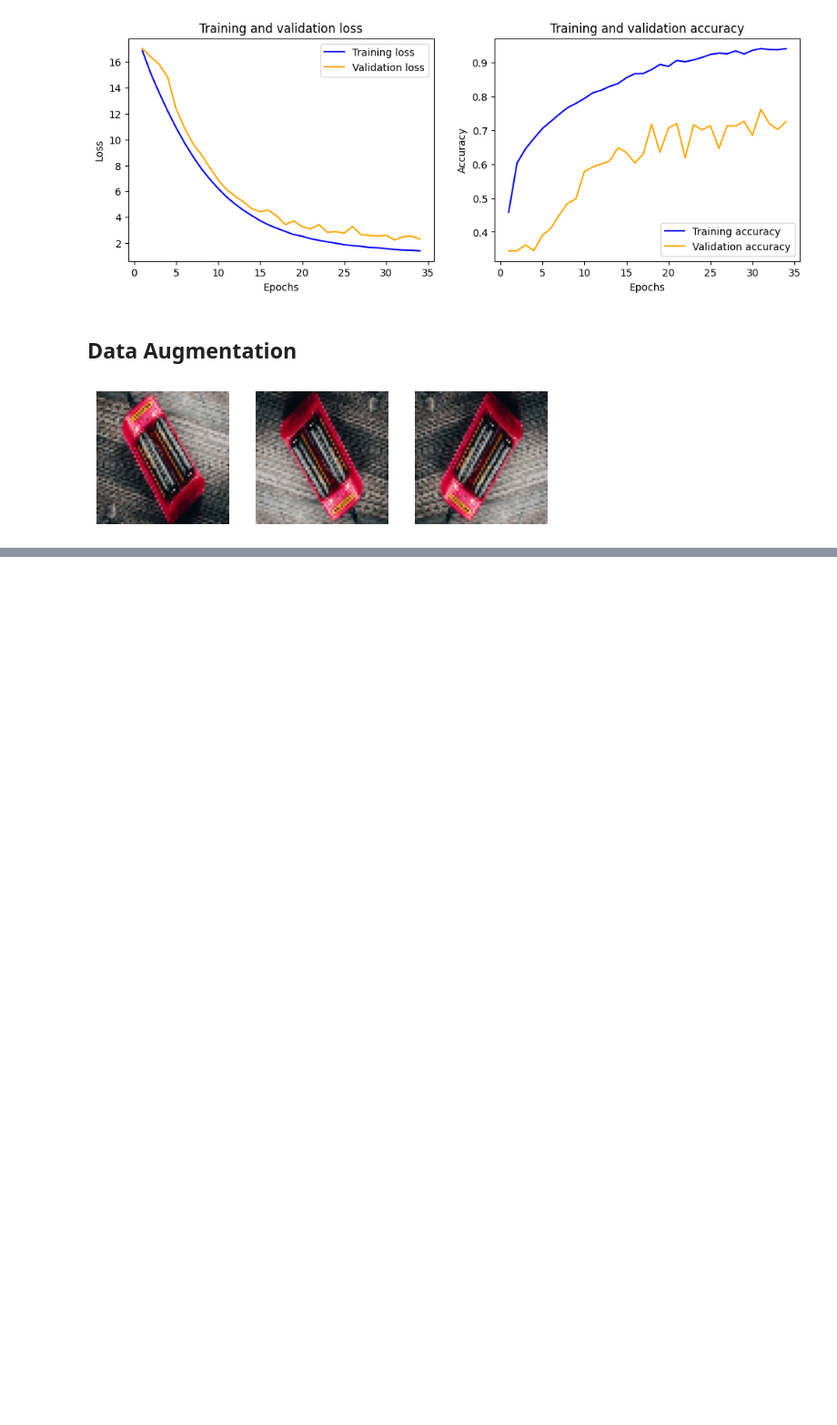
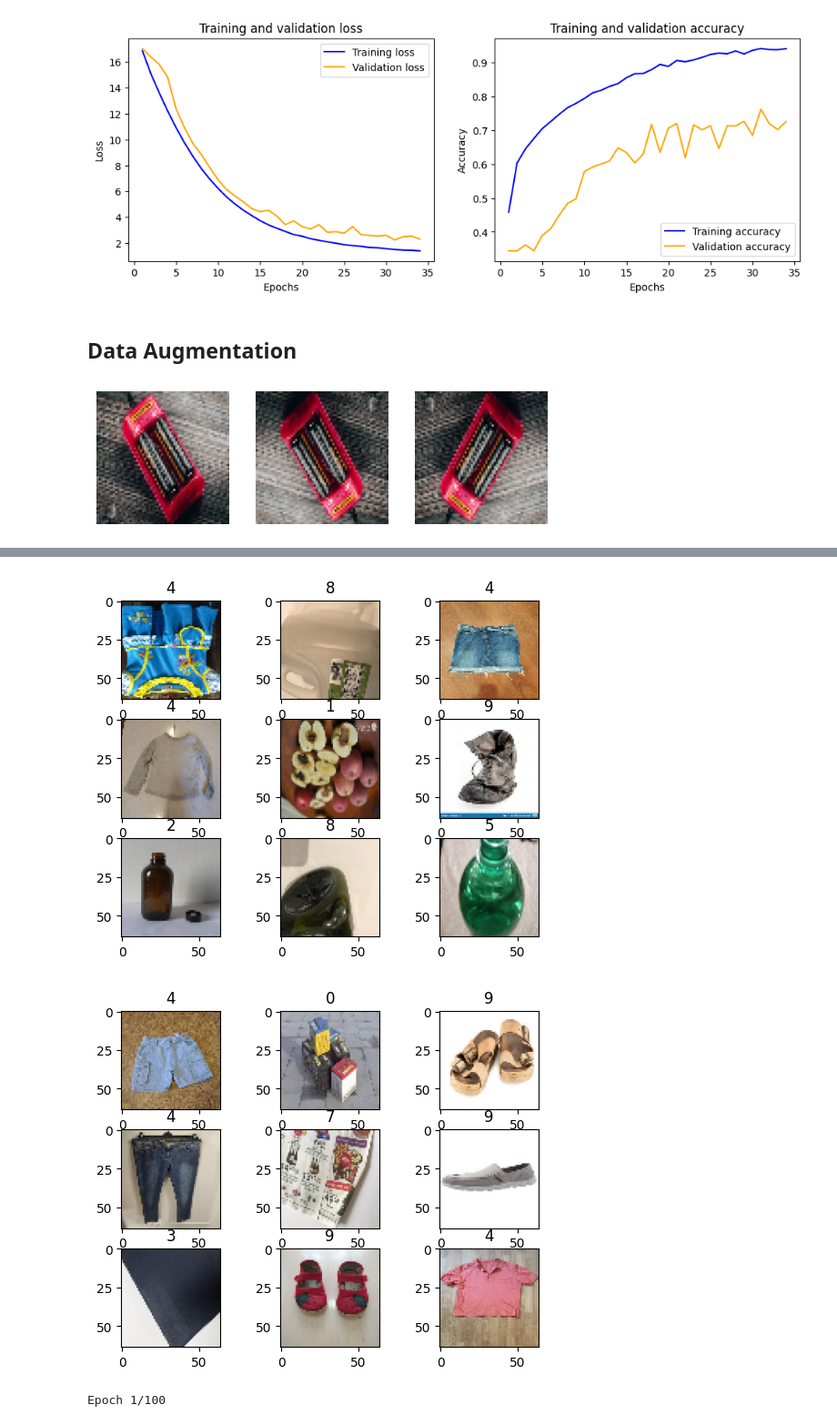
Before and after one commit to Pepi10/CNN_Project, a Jupyter notebook: tensor_garbage.ipynb, the cells around one changed output, grey strips where cells are left out. Shown at 91% size. Drawn from its saved outputs; the diff is of its cells as text; code cells hidden in the pictures; blank space fills up the shorter version.

```diff
--- a/tensor_garbage.ipynb
+++ b/tensor_garbage.ipynb
@@ -300,7 +300,7 @@ def load_lmg(img_path_list, img_list):
             train = cv.resize(train, (64, 64))
             train = cv.cvtColor(train, cv.COLOR_BGR2RGB)
             ### / 255.0 normalization
-            train_img.append([np.array(train) / 255.0, np.array(label)])
+            train_img.append([np.array(train[:, ::-1]) / 255.0, np.array(label)])
 
     for path_num in range(len(img_path_list)):
         for img_num in range(0, int(len(img_list[path_num]) * 0.8)): ### split 0.8 ###
@@ -311,7 +311,7 @@ def load_lmg(img_path_list, img_list):
             train = cv.resize(train, (64, 64))
             train = cv.cvtColor(train, cv.COLOR_BGR2RGB)
             ### / 255.0 normalization
-            train_img.append([np.array(train) / 255.0, np.array(label)])
+            train_img.append([np.array(train[::-1,::-1]) / 255.0, np.array(label)])
 
 
     for path_num in range(len(img_path_list)):
@@ -349,20 +355,89 @@ print(f"=============\nDataset\n=============\ntrain: {len(train_img)}\ntest: {l
 # %%
 import random
-ran_num = random.sample(range(1, 12409), 9)
+ran_num = random.sample(range(1, 37227), 9)
 ran_num_test = random.sample(range(1, 3094), 9)
 
 i = 0
 for _ in ran_num:
     i += 1
     plt.subplot(3, 3, i)
     plt.imshow(train_img[_][0])
     plt.title(train_img[_][1])
 plt.show()
 
 i = 0
 for _ in ran_num_test:
     i += 1
     plt.subplot(3, 3, i)
     plt.imshow(test_img[_][0])
     plt.title(test_img[_][1])
 plt.show()
+# %% [output]
+[figure, added]
+[figure, added]
+# %%
+train_images = np.array([item[0] for item in train_img])
+train_labels = np.array([item[1] for item in train_img])
+test_images = np.array([item[0] for item in test_img])
+test_labels = np.array([item[1] for item in test_img])
+
+train_dataset = tf.data.Dataset.from_tensor_slices((train_images, train_labels))
+train_dataset = train_dataset.shuffle(37227).batch(128)
+
+test_dataset = tf.data.Dataset.from_tensor_slices((test_images, test_labels))
+test_dataset = test_dataset.batch(1000)
+
+model = Sequential([
+    ### layer 1 ###
+    Conv2D(64, (3, 3), activation = 'relu', padding = 'same', input_shape = (64, 64, 3)),
+    BatchNormalization(),
+    MaxPooling2D((2, 2), strides = (2, 2)),
+    Dropout(0.2),
+    ### layer 2 ###
+    Conv2D(128, (3, 3), activation = 'relu', padding = 'same', kernel_regularizer = tf.keras.regularizers.l2(0.001)),
+    BatchNormalization(),
+    MaxPooling2D((2, 2), strides=(2, 2)),
+    Dropout(0.2),
+    ### layer 3 ###
+    Conv2D(256, (3, 3), activation = 'relu', padding = 'same', kernel_regularizer = tf.keras.regularizers.l2(0.005)),
+    BatchNormalization(),
+    MaxPooling2D((2, 2), strides=(2, 2)),
+    Dropout(0.2),
+    ### layer 4 ###
+    Conv2D(512, (3, 3), activation = 'relu', padding = 'same', kernel_regularizer = tf.keras.regularizers.l2(0.01)),
+    BatchNormalization(),
+    MaxPooling2D((2, 2), strides = (2, 2)),
+    Dropout(0.2),
+    ### layer 5 ###
+    Conv2D(512, (3, 3), activation = 'relu', padding = 'same', kernel_regularizer = tf.keras.regularizers.l2(0.005)),
+    BatchNormalization(),
+    MaxPooling2D((2, 2), strides = (2, 2)),
+    Dropout(0.2),
+    ### layer 6 ###
+    Conv2D(512, (3, 3), activation = 'relu', padding = 'same', kernel_regularizer = tf.keras.regularizers.l2(0.01)),
+    BatchNormalization(),
+    MaxPooling2D((2, 2), strides = (2, 2)),
+    Dropout(0.2),
+
+    Flatten(),
+    Dense(256, activation = 'relu', kernel_regularizer = tf.keras.regularizers.l2(0.005)),
+    BatchNormalization(),
+    Dropout(0.2),
+
+    Dense(512, activation='relu', kernel_regularizer = tf.keras.regularizers.l2(0.005)),
+    BatchNormalization(),
+    Dropout(0.2),
+    Dense(12, activation = 'softmax')
+])
+
+optimizer = Adam(learning_rate=0.0002)
+
+early_stopping = EarlyStopping(monitor='val_loss', patience = 3)
+
+model.compile(optimizer = optimizer,
+              loss = 'sparse_categorical_crossentropy',
+              metrics = ['accuracy'])
+
+history = model.fit(train_dataset, epochs = 100, validation_data = test_dataset, callbacks=[early_stopping], verbose = 1)
+# %% [output]
+Epoch 1/100
```
Also changed, not shown: parts of 2 cells of this notebook.
